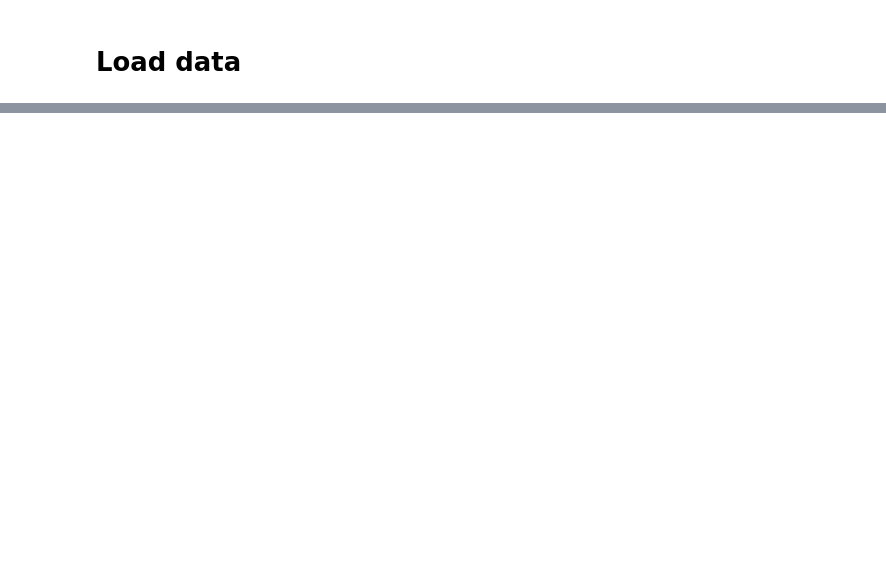
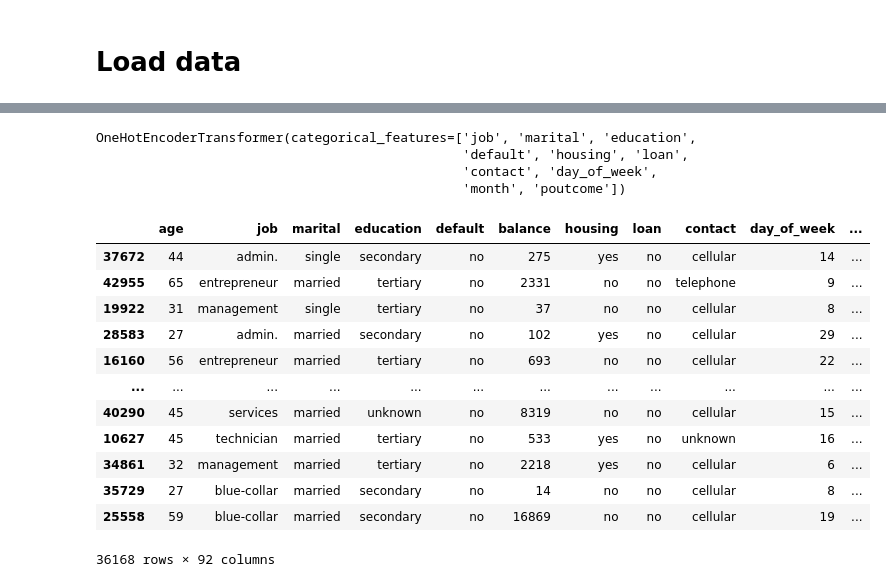
Before and after one commit to jb-cardiel/01-prediction-service, a Jupyter notebook: container/prediction-service-EDA.ipynb, the cells around one changed output, grey strips where cells are left out. Cells and saved outputs as stored; diff of their text form; code cells hidden in the pictures; blank space fills up the shorter version.

```diff
--- a/container/prediction-service-EDA.ipynb
+++ b/container/prediction-service-EDA.ipynb
@@ -66,0 +203,44 @@ dataset.describe().T
+# %%
+class OneHotEncoderTransformer(BaseEstimator, TransformerMixin):
+    def __init__(self, categorical_features):
+        self.categorical_features = categorical_features
+        self.encoder = OneHotEncoder(sparse=False, handle_unknown='ignore')
+
+    def fit(self, X, y=None):
+
+        self.encoder.fit(X[self.categorical_features])
+        self.encoded_features = self.encoder.get_feature_names_out()
+
+        return self
+
+    def transform(self, X):
+        X_copy = X.copy()
+
+        X_copy[[f"{f_}_ohenc" for f_ in self.encoded_features]] = self.encoder.transform(X_copy[self.categorical_features])
+
+        return X_copy
+# %%
+ohe_trf = OneHotEncoderTransformer(categorical_features=CATEGORICAL_FEATURES)
+# %%
+ohe_trf.fit(train_df)
+# %% [output]
+OneHotEncoderTransformer(categorical_features=['job', 'marital', 'education',
+                                               'default', 'housing', 'loan',
+                                               'contact', 'day_of_week',
+                                               'month', 'poutcome'])
+# %%
+ohe_trf.transform(train_df)
+# %% [output]
+|  | age | job | marital | education | default | balance | housing | loan | contact | day_of_week | ... |
+| 37672 | 44 | admin. | single | secondary | no | 275 | yes | no | cellular | 14 | ... |
+| 42955 | 65 | entrepreneur | married | tertiary | no | 2331 | no | no | telephone | 9 | ... |
+| 19922 | 31 | management | single | tertiary | no | 37 | no | no | cellular | 8 | ... |
+| 28583 | 27 | admin. | married | secondary | no | 102 | yes | no | cellular | 29 | ... |
+| 16160 | 56 | entrepreneur | married | tertiary | no | 693 | no | no | cellular | 22 | ... |
+| ... | ... | ... | ... | ... | ... | ... | ... | ... | ... | ... | ... |
+| 40290 | 45 | services | married | unknown | no | 8319 | no | no | cellular | 15 | ... |
+| 10627 | 45 | technician | married | tertiary | no | 533 | yes | no | unknown | 16 | ... |
+| 34861 | 32 | management | married | tertiary | no | 2218 | yes | no | cellular | 6 | ... |
+| 35729 | 27 | blue-collar | married | secondary | no | 14 | no | no | cellular | 8 | ... |
+| 25558 | 59 | blue-collar | married | secondary | no | 16869 | no | no | cellular | 19 | ... |
+36168 rows × 92 columns
```
Also changed, not shown: parts of 55 cells of this notebook.
